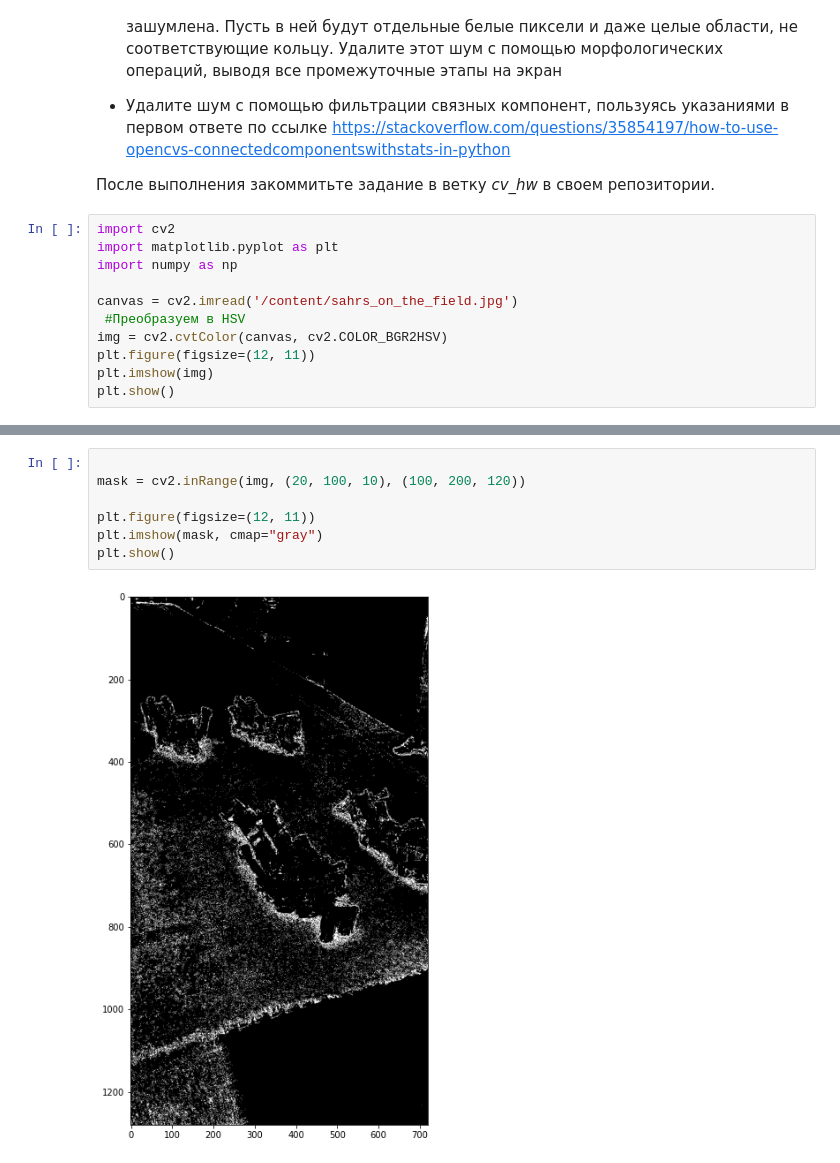
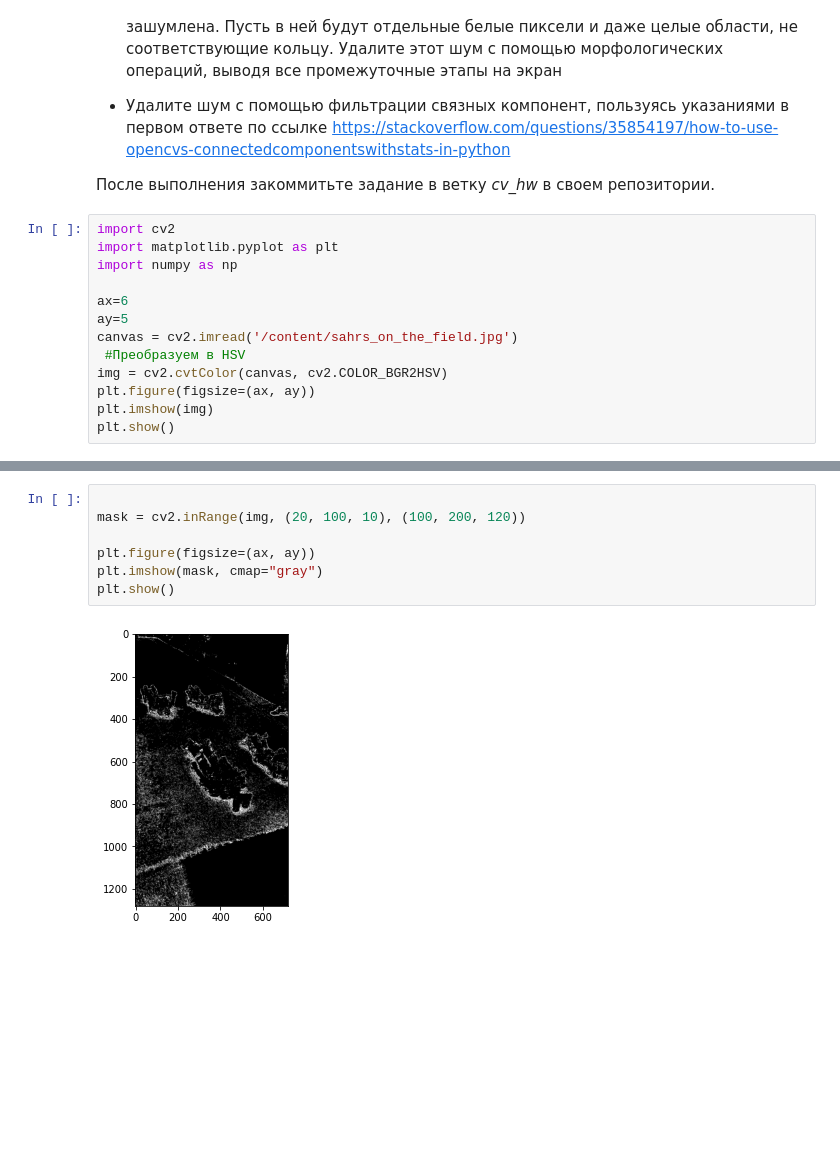
Before and after one commit to cyberschoolinmoscow/robofootball, a Jupyter notebook: homework/cv_hw2.ipynb, the cells around one changed output, grey strips where cells are left out. Drawn from its saved outputs; the diff is of its cells as text; blank space fills up the shorter version.

```diff
--- a/homework/cv_hw2.ipynb
+++ b/homework/cv_hw2.ipynb
@@ -13,10 +13,12 @@ import cv2
 import matplotlib.pyplot as plt
 import numpy as np
 
+ax=6
+ay=5
 canvas = cv2.imread('/content/sahrs_on_the_field.jpg')
  #Преобразуем в HSV
 img = cv2.cvtColor(canvas, cv2.COLOR_BGR2HSV)
-plt.figure(figsize=(12, 11))
+plt.figure(figsize=(ax, ay))
 plt.imshow(img)
 plt.show()
 # %% [output]
@@ -24,11 +26,11 @@ plt.show()
 # %%
 
 mask = cv2.inRange(img, (20, 100, 10), (100, 200, 120))
 
-plt.figure(figsize=(12, 11))
+plt.figure(figsize=(ax, ay))
 plt.imshow(mask, cmap="gray")
 plt.show()
 # %% [output]
-[figure, old version]
+[figure, new version]
 # %%
 blur = cv2.GaussianBlur(mask, (45,45), 0)
```
Also changed, not shown: parts of 7 cells of this notebook.
